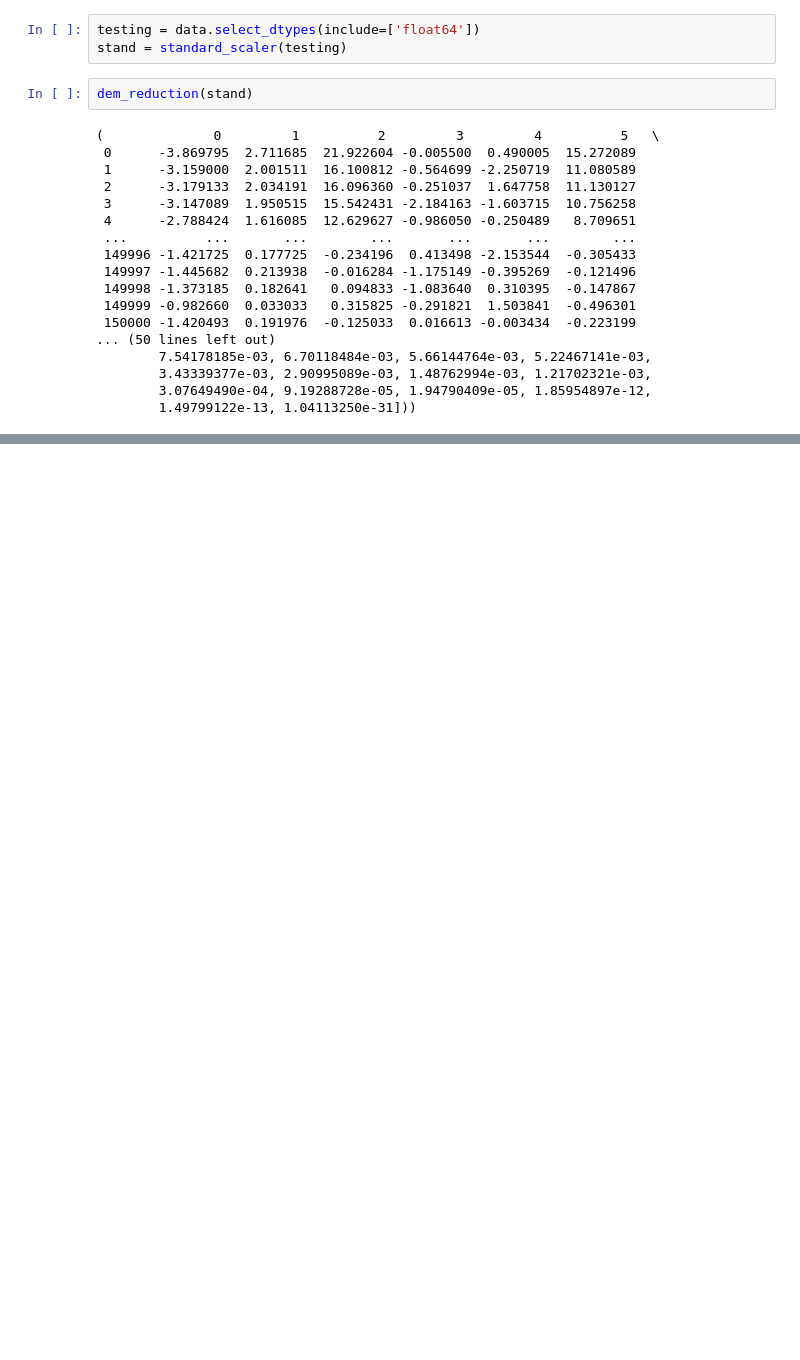
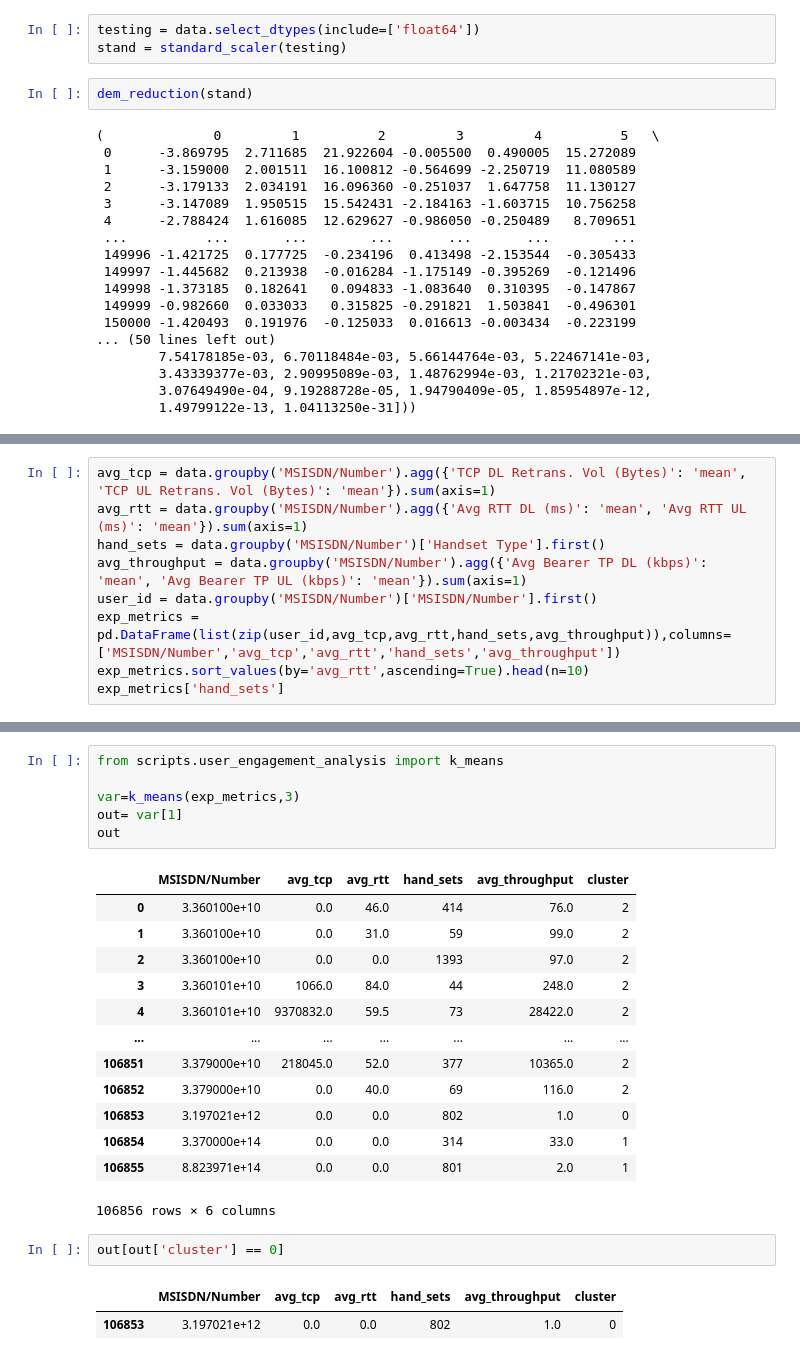
Before and after one commit to gedionabebe/Telecom-data-analysis, a Jupyter notebook: telecom_data_analysis.ipynb, the cells around one changed output, grey strips where cells are left out. Drawn from its saved outputs; the diff is of its cells as text; blank space fills up the shorter version.

```diff
--- a/telecom_data_analysis.ipynb
+++ b/telecom_data_analysis.ipynb
@@ -388,0 +484,9 @@ dem_reduction(stand)
+# %%
+avg_tcp = data.groupby('MSISDN/Number').agg({'TCP DL Retrans. Vol (Bytes)': 'mean', 'TCP UL Retrans. Vol (Bytes)': 'mean'}).sum(axis=1)
+avg_rtt = data.groupby('MSISDN/Number').agg({'Avg RTT DL (ms)': 'mean', 'Avg RTT UL (ms)': 'mean'}).sum(axis=1)
+hand_sets = data.groupby('MSISDN/Number')['Handset Type'].first()
+avg_throughput = data.groupby('MSISDN/Number').agg({'Avg Bearer TP DL (kbps)': 'mean', 'Avg Bearer TP UL (kbps)': 'mean'}).sum(axis=1)
+user_id = data.groupby('MSISDN/Number')['MSISDN/Number'].first()
+exp_metrics = pd.DataFrame(list(zip(user_id,avg_tcp,avg_rtt,hand_sets,avg_throughput)),columns=['MSISDN/Number','avg_tcp','avg_rtt','hand_sets','avg_throughput'])
+exp_metrics.sort_values(by='avg_rtt',ascending=True).head(n=10)
+exp_metrics['hand_sets']
@@ -388,0 +524,25 @@ dem_reduction(stand)
+# %%
+from scripts.user_engagement_analysis import k_means
+
+var=k_means(exp_metrics,3)
+out= var[1]
+out
+# %% [output]
+|  | MSISDN/Number | avg_tcp | avg_rtt | hand_sets | avg_throughput | cluster |
+| 0 | 3.360100e+10 | 0.0 | 46.0 | 414 | 76.0 | 2 |
+| 1 | 3.360100e+10 | 0.0 | 31.0 | 59 | 99.0 | 2 |
+| 2 | 3.360100e+10 | 0.0 | 0.0 | 1393 | 97.0 | 2 |
+| 3 | 3.360101e+10 | 1066.0 | 84.0 | 44 | 248.0 | 2 |
+| 4 | 3.360101e+10 | 9370832.0 | 59.5 | 73 | 28422.0 | 2 |
+| ... | ... | ... | ... | ... | ... | ... |
+| 106851 | 3.379000e+10 | 218045.0 | 52.0 | 377 | 10365.0 | 2 |
+| 106852 | 3.379000e+10 | 0.0 | 40.0 | 69 | 116.0 | 2 |
+| 106853 | 3.197021e+12 | 0.0 | 0.0 | 802 | 1.0 | 0 |
+| 106854 | 3.370000e+14 | 0.0 | 0.0 | 314 | 33.0 | 1 |
+| 106855 | 8.823971e+14 | 0.0 | 0.0 | 801 | 2.0 | 1 |
+106856 rows × 6 columns
+# %%
+out[out['cluster'] == 0]
+# %% [output]
+|  | MSISDN/Number | avg_tcp | avg_rtt | hand_sets | avg_throughput | cluster |
+| 106853 | 3.197021e+12 | 0.0 | 0.0 | 802 | 1.0 | 0 |
```
Also changed, not shown: parts of 16 cells of this notebook, 5 other files.
